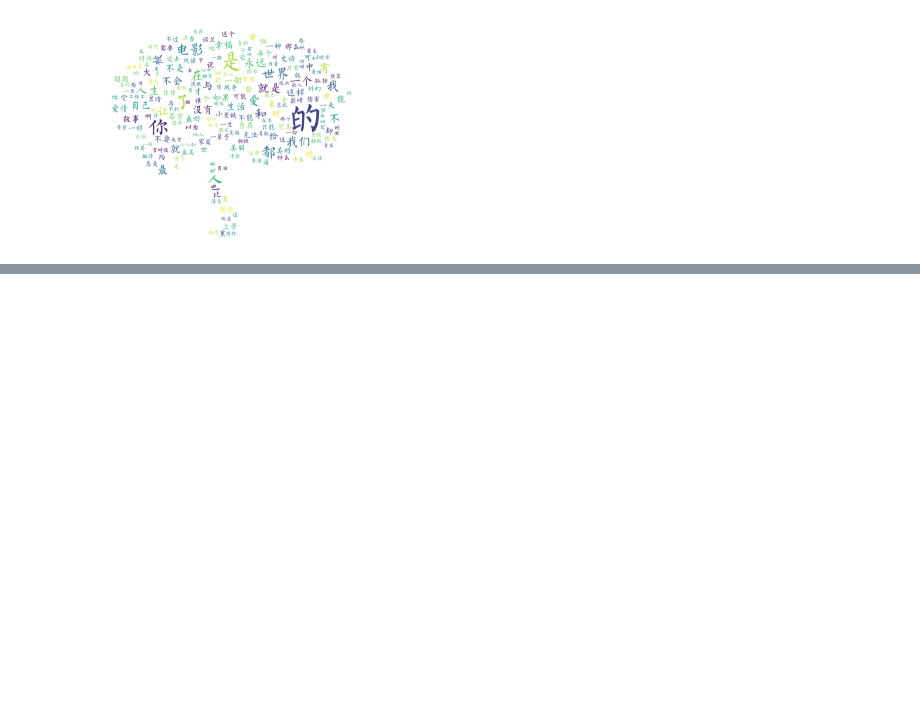
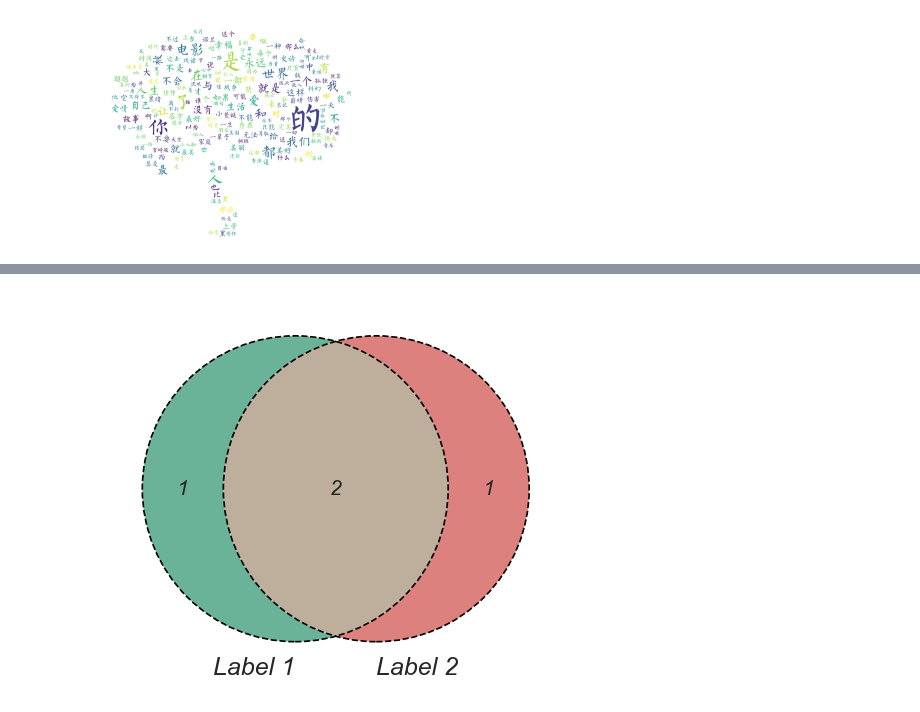
Before and after one commit to KanuLiko/2021, a Jupyter notebook: Python/2021_1_17.ipynb, the cells around one changed output, grey strips where cells are left out. Cells and saved outputs as stored; diff of their text form; code cells hidden in the pictures; blank space fills up the shorter version.

```diff
--- a/Python/2021_1_17.ipynb
+++ b/Python/2021_1_17.ipynb
@@ -39,0 +89,15 @@ plt.show()
+# %%
+my_dpi=150
+plt.figure(figsize=(580/my_dpi, 580/my_dpi), dpi=my_dpi)
+g=venn2(subsets = [{1,2,3},{1,2,4}],
+        set_labels = ('Label 1', 'Label 2'),
+        set_colors=("#098154","#c72e29"),
+        alpha=0.6,
+        normalize_to=1.0,
+       )
+g=venn2_circles(subsets = [{1,2,3},{1,2,4}],
+        linestyle='--', linewidth=0.8, color="black"#外框线型、线宽、颜色
+       )
+plt.show()
+# %% [output]
+[figure, added]
```
Also changed, not shown: parts of 10 cells of this notebook, 5 other files.
